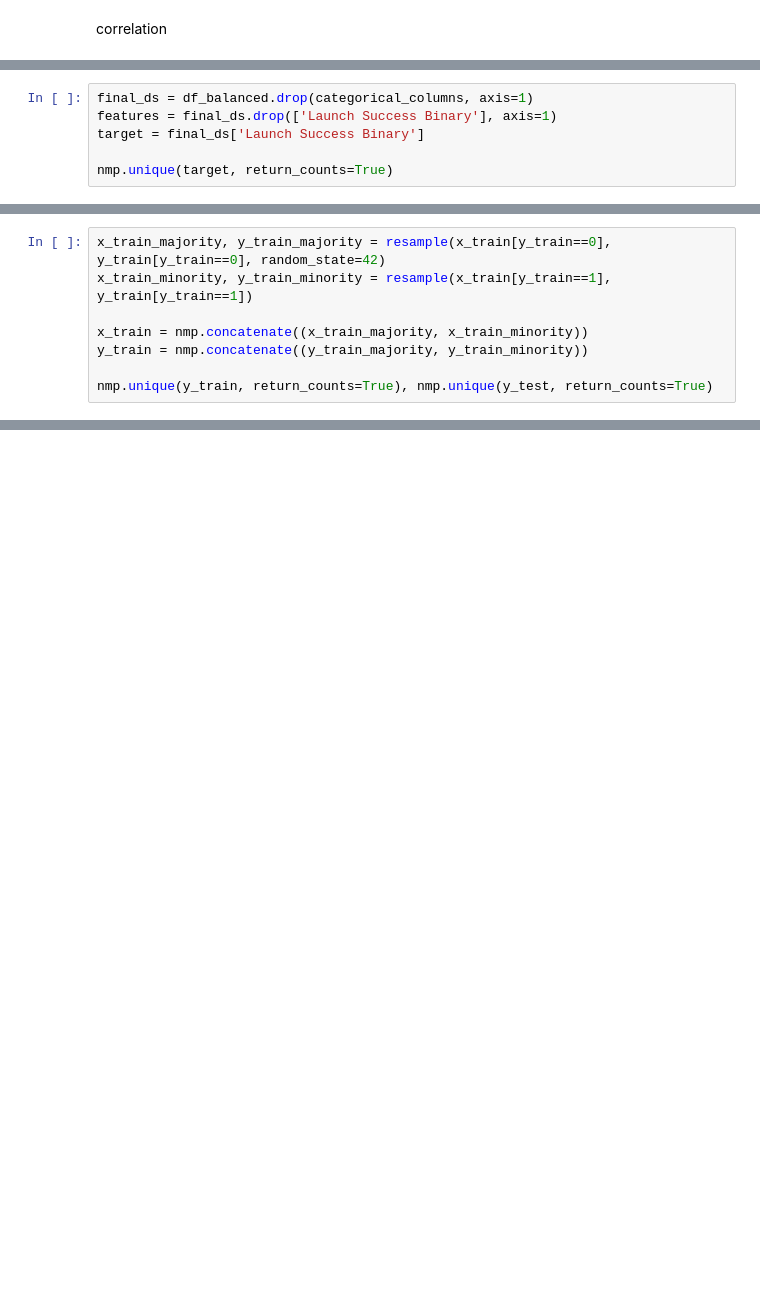
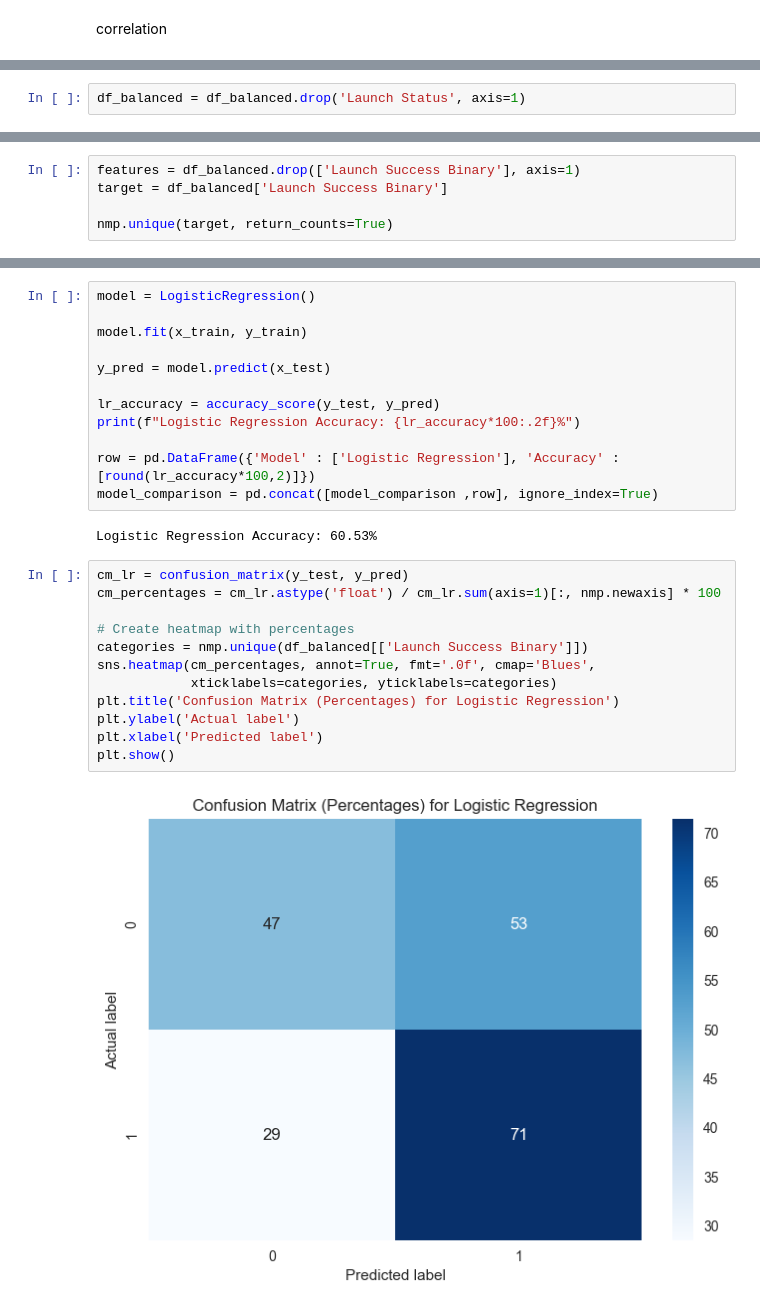
Before and after one commit to bernardodemelo/Rocket-Launch-Analysis, a Jupyter notebook: trabalho.ipynb, the cells around one changed output, grey strips where cells are left out. Drawn from its saved outputs; the diff is of its cells as text; blank space fills up the shorter version.

Commit message:
finally working

```diff
--- a/trabalho.ipynb
+++ b/trabalho.ipynb
@@ -521,0 +796,2 @@ plt.show()
+# %%
+df_balanced = df_balanced.drop('Launch Status', axis=1)
@@ -522,6 +818,5 @@ plt.show()
 # %%
-final_ds = df_balanced.drop(categorical_columns, axis=1)
-features = final_ds.drop(['Launch Success Binary'], axis=1)
-target = final_ds['Launch Success Binary']
+features = df_balanced.drop(['Launch Success Binary'], axis=1)
+target = df_balanced['Launch Success Binary']
 
 nmp.unique(target, return_counts=True)
@@ -531,8 +830,0 @@ nmp.unique(y_train, return_counts=True), nmp.unique(y_test, return_counts=True)
-# %%
-x_train_majority, y_train_majority = resample(x_train[y_train==0], y_train[y_train==0], random_state=42)
-x_train_minority, y_train_minority = resample(x_train[y_train==1], y_train[y_train==1])
-
-x_train = nmp.concatenate((x_train_majority, x_train_minority))
-y_train = nmp.concatenate((y_train_majority, y_train_minority))
-
-nmp.unique(y_train, return_counts=True), nmp.unique(y_test, return_counts=True)
@@ -547,0 +835,28 @@ for model in best8:
+# %%
+model = LogisticRegression()
+
+model.fit(x_train, y_train)
+
+y_pred = model.predict(x_test)
+
+lr_accuracy = accuracy_score(y_test, y_pred)
+print(f"Logistic Regression Accuracy: {lr_accuracy*100:.2f}%")
+
+row = pd.DataFrame({'Model' : ['Logistic Regression'], 'Accuracy' : [round(lr_accuracy*100,2)]})
+model_comparison = pd.concat([model_comparison ,row], ignore_index=True)
+# %% [output]
+Logistic Regression Accuracy: 60.53%
+# %%
+cm_lr = confusion_matrix(y_test, y_pred)
+cm_percentages = cm_lr.astype('float') / cm_lr.sum(axis=1)[:, nmp.newaxis] * 100
+
+# Create heatmap with percentages
+categories = nmp.unique(df_balanced[['Launch Success Binary']])
+sns.heatmap(cm_percentages, annot=True, fmt='.0f', cmap='Blues',
+            xticklabels=categories, yticklabels=categories)
+plt.title('Confusion Matrix (Percentages) for Logistic Regression')
+plt.ylabel('Actual label')
+plt.xlabel('Predicted label')
+plt.show()
+# %% [output]
+[figure, added]
```
Also changed, not shown: parts of 75 cells of this notebook, 1 other file.
